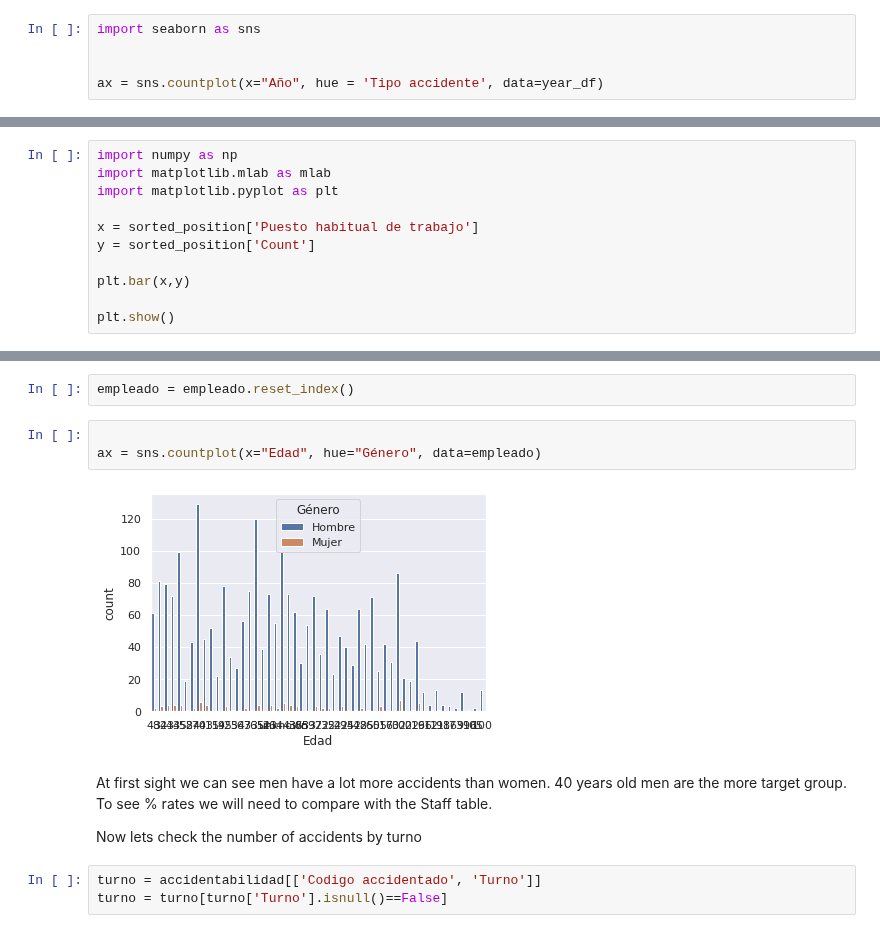
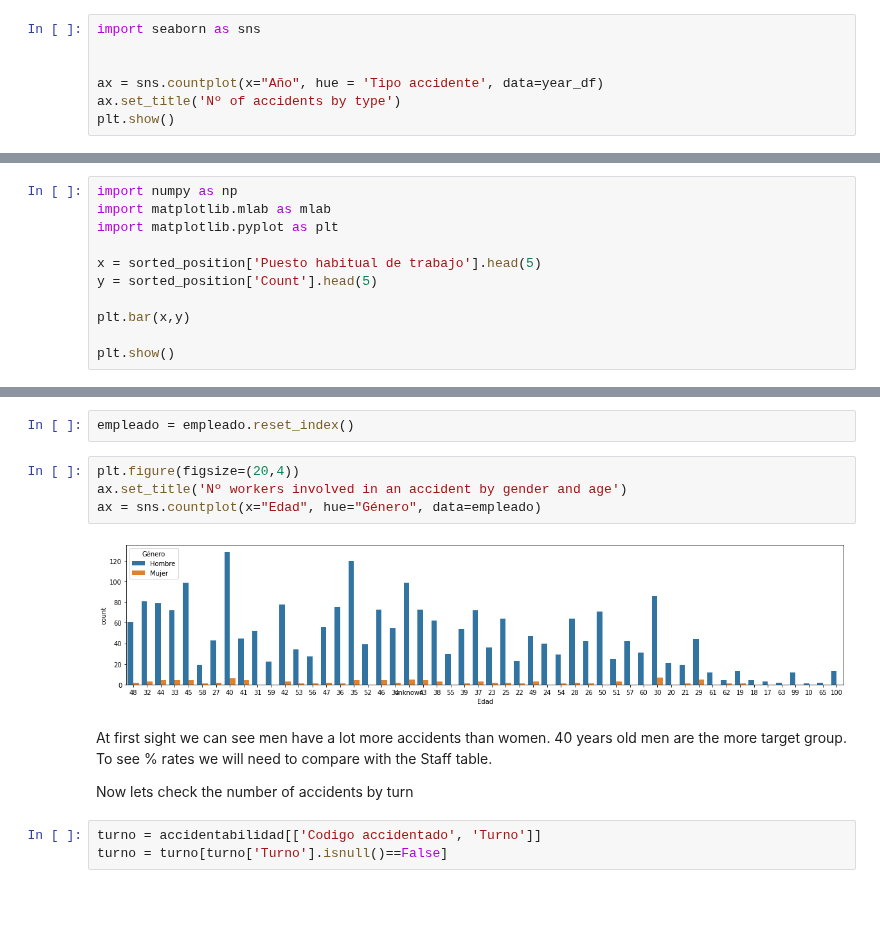
Before and after one commit to sarasabino/Accident_Rate_Project, a Jupyter notebook: Src/Notebooks/01_Exploratorio_datos.ipynb, the cells around one changed output, grey strips where cells are left out. Cells and saved outputs as stored; diff of their text form; blank space fills up the shorter version.

```diff
--- a/Src/Notebooks/01_Exploratorio_datos.ipynb
+++ b/Src/Notebooks/01_Exploratorio_datos.ipynb
@@ -98,4 +98,6 @@ import seaborn as sns
 
 
 ax = sns.countplot(x="Año", hue = 'Tipo accidente', data=year_df)
+ax.set_title('Nº of accidents by type')
+plt.show()
 # %% [output]
@@ -156,8 +245,8 @@ import numpy as np
 import matplotlib.mlab as mlab
 import matplotlib.pyplot as plt
 
-x = sorted_position['Puesto habitual de trabajo']
-y = sorted_position['Count']
+x = sorted_position['Puesto habitual de trabajo'].head(5)
+y = sorted_position['Count'].head(5)
 
 plt.bar(x,y)
 
@@ -237,15 +326,16 @@ empleado_grouped.head()
 # %%
 empleado = empleado.reset_index()
 # %%
-
+plt.figure(figsize=(20,4))
+ax.set_title('Nº workers involved in an accident by gender and age')
 ax = sns.countplot(x="Edad", hue="Género", data=empleado)
 # %% [output]
-[figure, old version]
+[figure, new version]
 # %% [markdown]
 At first sight we can see men have a lot more accidents than women. 40 years old men are the more target group. To see % rates we will need to compare with the Staff table.
 
 
-Now lets check the number of accidents by turno
+Now lets check the number of accidents by turn
 # %%
 turno = accidentabilidad[['Codigo accidentado', 'Turno']]
 turno = turno[turno['Turno'].isnull()==False]
```
Also changed, not shown: parts of 54 cells of this notebook.
